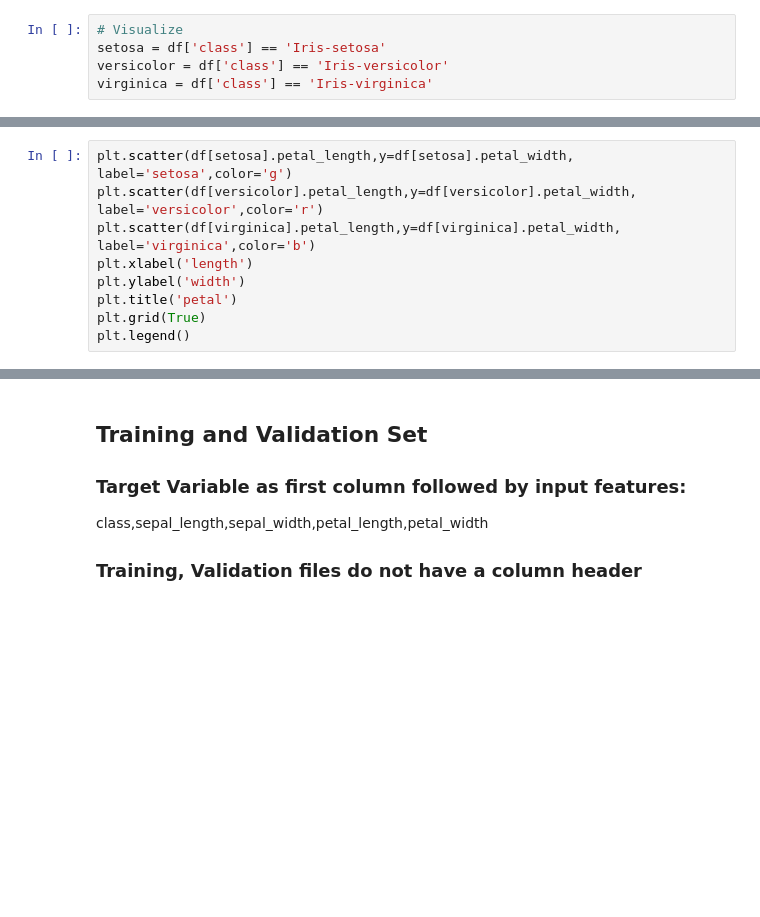
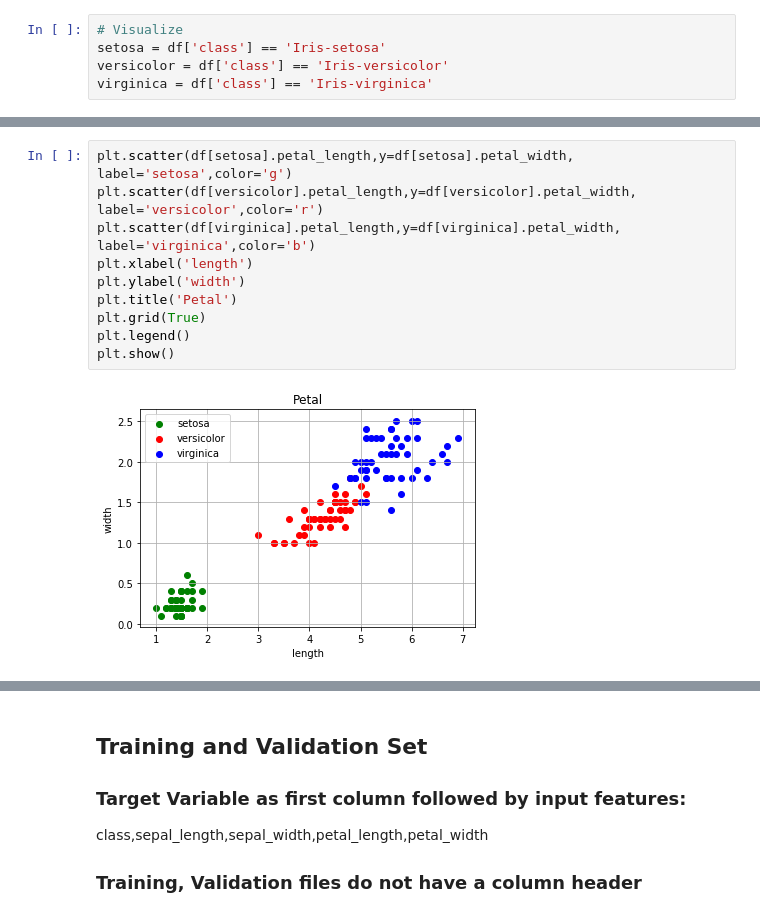
Before and after one commit to ChandraLingam/AmazonSageMakerCourse, a Jupyter notebook: xgboost/IrisClassification/iris_data_preparation.ipynb, the cells around one changed output, grey strips where cells are left out. Drawn from its saved outputs; the diff is of its cells as text; blank space fills up the shorter version.

```diff
--- a/xgboost/IrisClassification/iris_data_preparation.ipynb
+++ b/xgboost/IrisClassification/iris_data_preparation.ipynb
@@ -54,12 +98,15 @@ plt.legend()
 # %%
 plt.scatter(df[setosa].petal_length,y=df[setosa].petal_width, label='setosa',color='g')
 plt.scatter(df[versicolor].petal_length,y=df[versicolor].petal_width, label='versicolor',color='r')
 plt.scatter(df[virginica].petal_length,y=df[virginica].petal_width, label='virginica',color='b')
 plt.xlabel('length')
 plt.ylabel('width')
-plt.title('petal')
+plt.title('Petal')
 plt.grid(True)
 plt.legend()
+plt.show()
+# %% [output]
+[figure, added]
 # %%
 plt.scatter(df[setosa].petal_length,y=df[setosa].sepal_length, label='setosa',color='g')
 plt.scatter(df[versicolor].petal_length,y=df[versicolor].sepal_length, label='versicolor',color='r')
```
Also changed, not shown: parts of 15 cells of this notebook, 2 other files.
